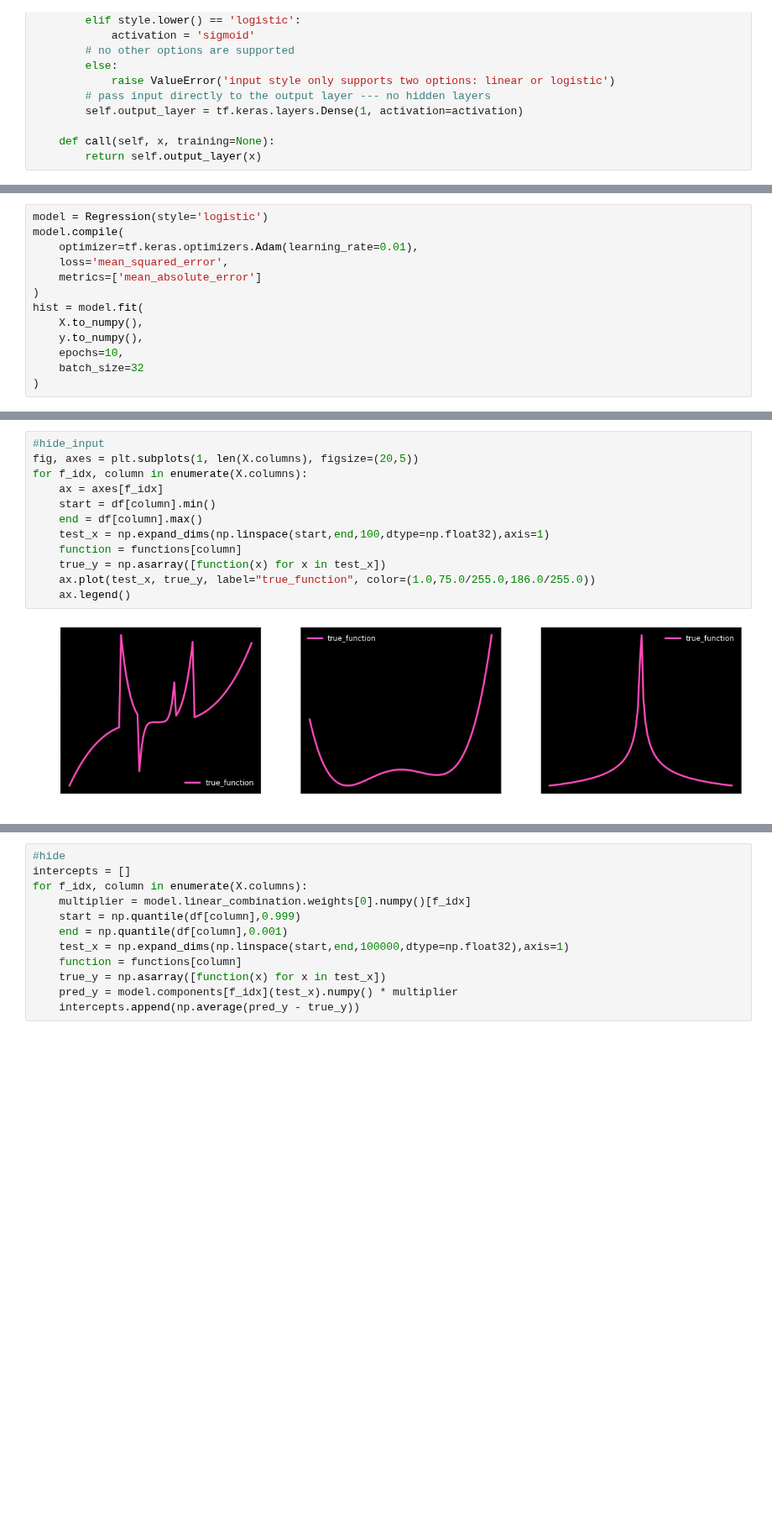
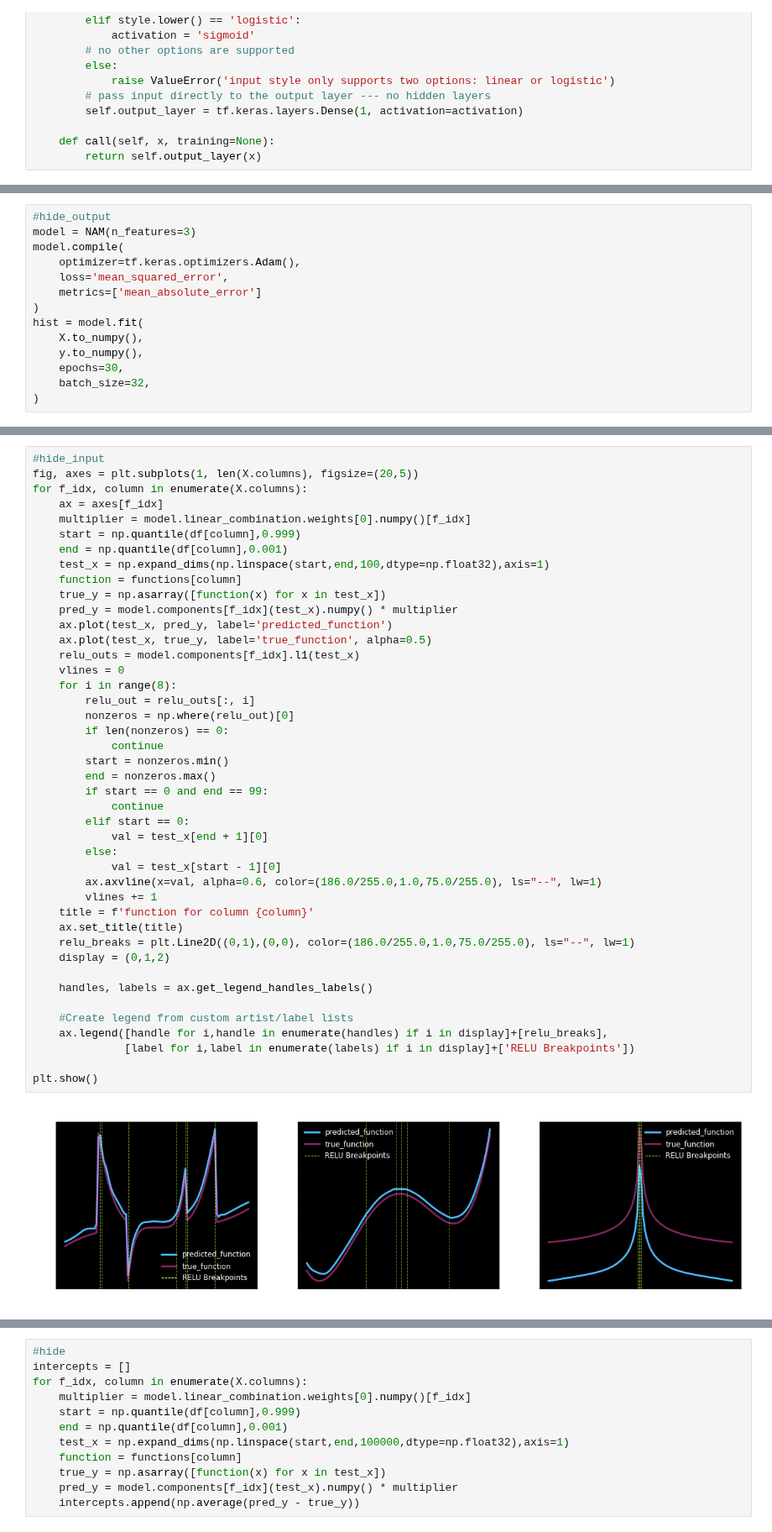
Before and after one commit to RyanSaxe/blog, a Jupyter notebook: _notebooks/2020-12-01-NAM.ipynb, the cells around one changed output, grey strips where cells are left out. Shown at 84% size. Drawn from its saved outputs; the diff is of its cells as text; blank space fills up the shorter version.

```diff
--- a/_notebooks/2020-12-01-NAM.ipynb
+++ b/_notebooks/2020-12-01-NAM.ipynb
@@ -138,14 +426,15 @@ class Regression(tf.keras.Model):
 # %%
-model = Regression(style='logistic')
+#hide_output
+model = NAM(n_features=3)
 model.compile(
-    optimizer=tf.keras.optimizers.Adam(learning_rate=0.01),
+    optimizer=tf.keras.optimizers.Adam(),
     loss='mean_squared_error',
     metrics=['mean_absolute_error']
 )
 hist = model.fit(
     X.to_numpy(),
     y.to_numpy(),
-    epochs=10,
-    batch_size=32
+    epochs=30,
+    batch_size=32,
 )
 # %% [output]
@@ -233,14 +463,45 @@ $$g(\mu(X)) = \beta_0 + \beta_1 h_1(X_1) + \beta_2 h_2(X_2, X_3) + \cdots + \bet
 # %%
 #hide_input
 fig, axes = plt.subplots(1, len(X.columns), figsize=(20,5))
 for f_idx, column in enumerate(X.columns):
     ax = axes[f_idx]
-    start = df[column].min()
-    end = df[column].max()
+    multiplier = model.linear_combination.weights[0].numpy()[f_idx]
+    start = np.quantile(df[column],0.999)
+    end = np.quantile(df[column],0.001)
     test_x = np.expand_dims(np.linspace(start,end,100,dtype=np.float32),axis=1)
     function = functions[column]
     true_y = np.asarray([function(x) for x in test_x])
-    ax.plot(test_x, true_y, label="true_function", color=(1.0,75.0/255.0,186.0/255.0))
-    ax.legend()
+    pred_y = model.components[f_idx](test_x).numpy() * multiplier
+    ax.plot(test_x, pred_y, label='predicted_function')
+    ax.plot(test_x, true_y, label='true_function', alpha=0.5)
+    relu_outs = model.components[f_idx].l1(test_x)
+    vlines = 0
+    for i in range(8):
+        relu_out = relu_outs[:, i]
+        nonzeros = np.where(relu_out)[0]
+        if len(nonzeros) == 0:
+            continue
+        start = nonzeros.min()
+        end = nonzeros.max()
+        if start == 0 and end == 99:
+            continue
+        elif start == 0:
+            val = test_x[end + 1][0]
+        else:
+            val = test_x[start - 1][0]
+        ax.axvline(x=val, alpha=0.6, color=(186.0/255.0,1.0,75.0/255.0), ls="--", lw=1)
+        vlines += 1
+    title = f'function for column {column}'
+    ax.set_title(title)
+    relu_breaks = plt.Line2D((0,1),(0,0), color=(186.0/255.0,1.0,75.0/255.0), ls="--", lw=1)
+    display = (0,1,2)
+
+    handles, labels = ax.get_legend_handles_labels()
+
+    #Create legend from custom artist/label lists
+    ax.legend([handle for i,handle in enumerate(handles) if i in display]+[relu_breaks],
+              [label for i,label in enumerate(labels) if i in display]+['RELU Breakpoints'])
+
+plt.show()
 # %% [output]
-[figure, old version]
+[figure, new version]
```
Also changed, not shown: parts of 37 cells of this notebook.
